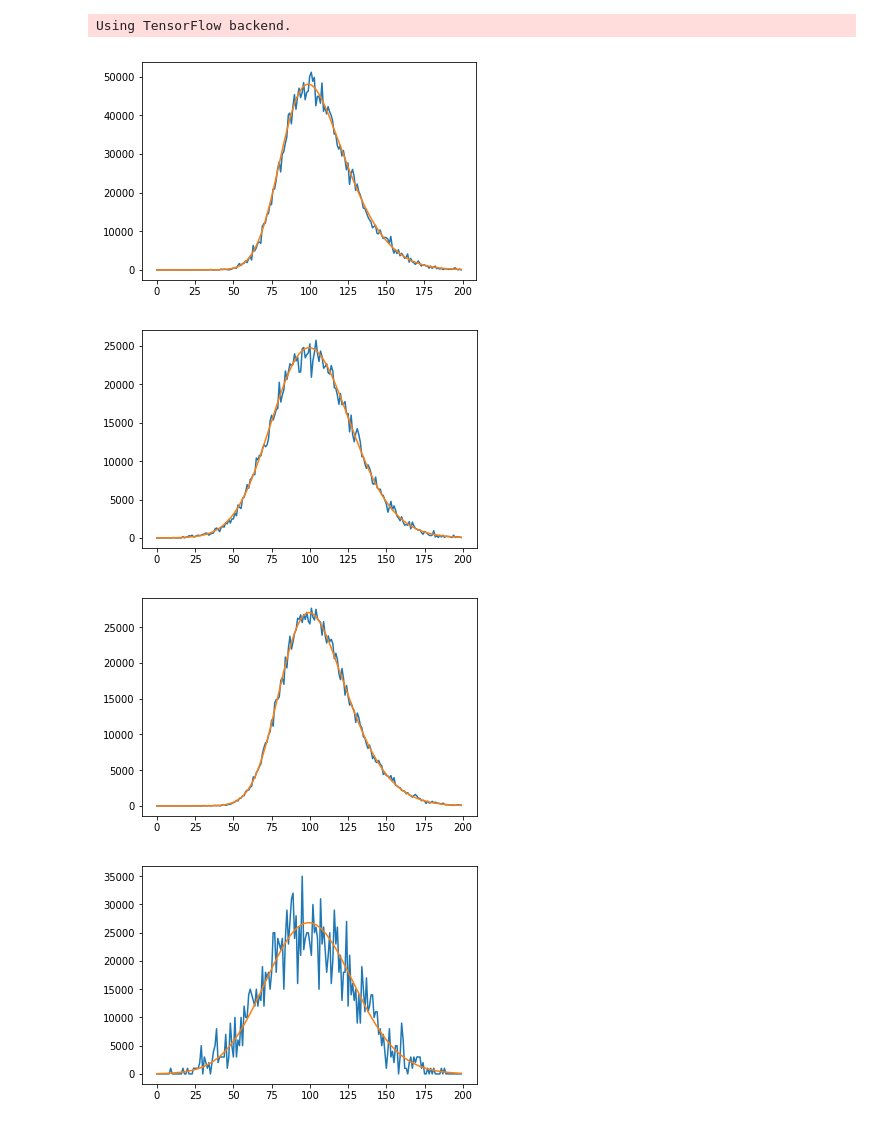
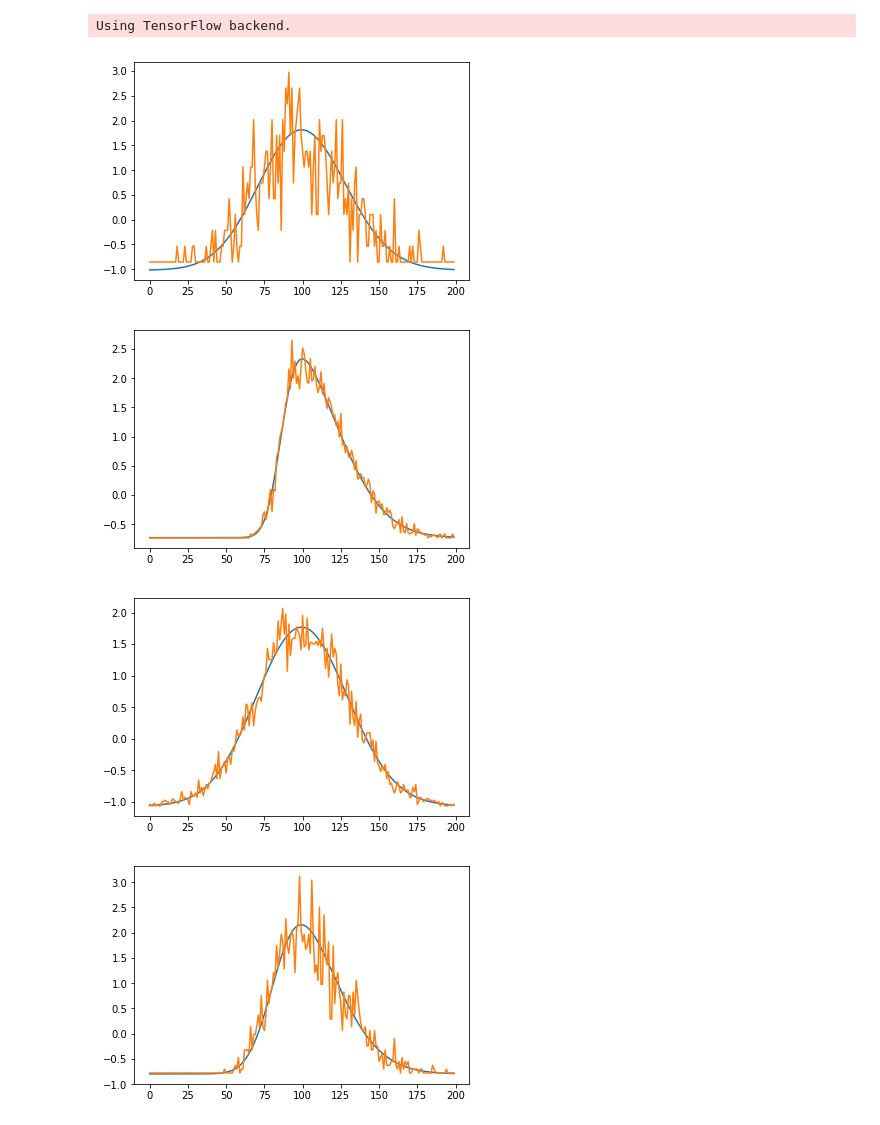
Before and after one commit to KitaYoshihiro/git1, a Jupyter notebook: peakgen.ipynb, the cells around one changed output. Saved outputs shown, nothing was run; the diff lists cells and outputs as text; code cells hidden in the pictures.

```diff
--- a/peakgen.ipynb
+++ b/peakgen.ipynb
@@ -41,35 +41,43 @@ class PeakModel:
     @classmethod
     def baseline(cls, level, datapoints, dwelltime):
         sample = np.array([np.random.poisson(level * dwelltime / 1000) * 1000 / dwelltime for i in np.arange(datapoints)])
         variation = np.max(sample) - np.min(sample)
 
         return sample, variation
     @classmethod
     def spikenoise(cls, datapoints):
         sample = np.array([np.random.poisson(1) for i in np.arange(datapoints)])
         # print(sample)
         return sample
     @classmethod
+    def zscore(cls, x, axis = None):
+        xmean = np.mean(x, axis=axis, dtype='float')
+        xstd  = np.std(x, axis=axis, keepdims=True)
+        zscore = (x-xmean)/xstd
+        return zscore
+    @classmethod
     def chrom(cls, datapoints):
         baselinelevel = 10**(np.random.rand() * 5)
         skw = np.random.rand() * 5
         dt = np.random.randint(1,50)
         snr = 3 + np.random.rand() * 10
         base, noiselevel = PeakModel.baseline(level= baselinelevel, datapoints= datapoints, dwelltime=dt)
         peakheight = np.max([noiselevel, 10]) * snr
         times, refpeak, samplepeak = PeakModel.peak(maxcps = peakheight, datapoints = datapoints, dwelltime = dt, skew=skw)
         sample_with_noise = samplepeak + base
         return samplepeak, refpeak
 
 # noise = baselinenoise()
 # PeakModel.spikenoise(10, 1)
 for i in np.arange(10):
-    refpeak, samplepeak = PeakModel.chrom(200)
+    samplepeak, refpeak = PeakModel.chrom(200)
+    refpeak = PeakModel.zscore(refpeak)
+    samplepeak = PeakModel.zscore(samplepeak)
     plt.plot(refpeak)
     plt.plot(samplepeak)
     plt.show()
 # %% [output]
-[figure, old version]
+[figure, new version]
-[figure, old version]
+[figure, new version]
-[figure, old version]
+[figure, new version]
-[figure, old version]
+[figure, new version]
```
Also changed, not shown: parts of 7 cells of this notebook, 1 other file.
